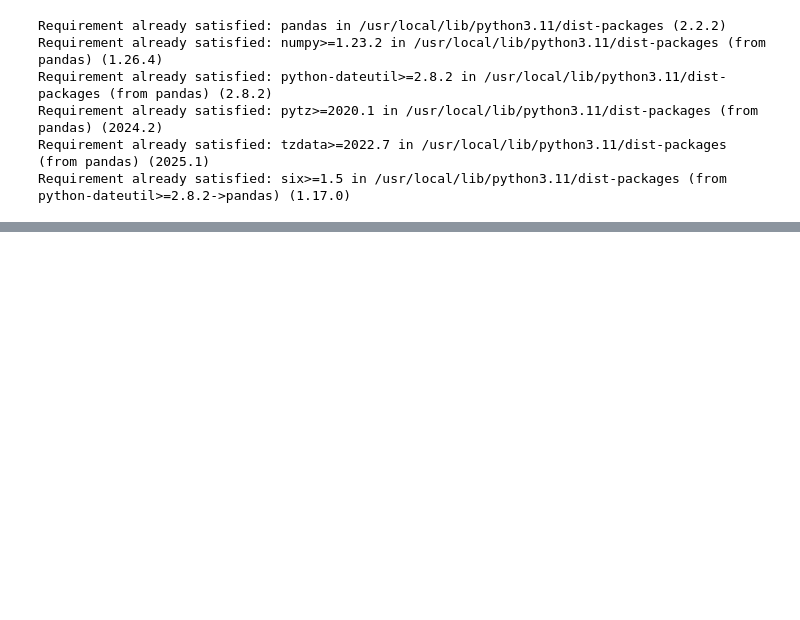
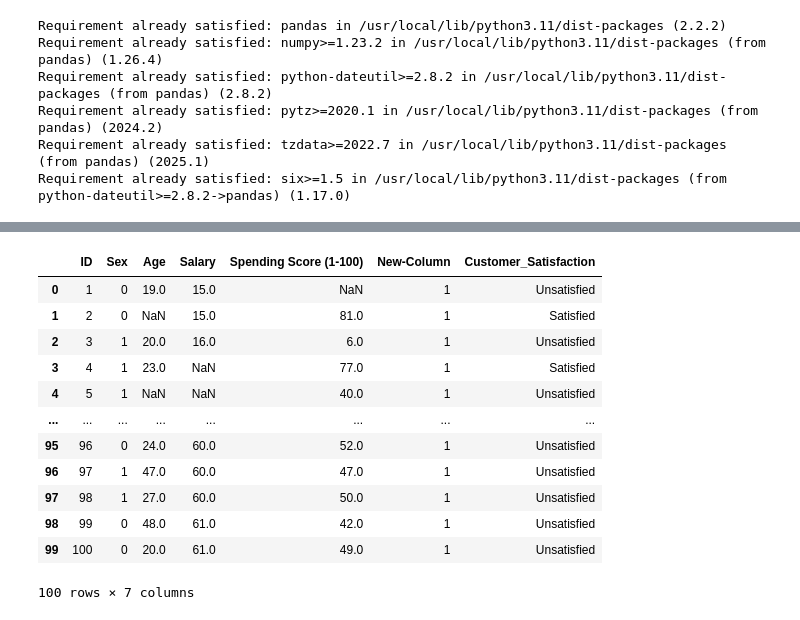
Before and after one commit to KeshUdana/MLTutorials, a Jupyter notebook: Tut02ipynb.ipynb, the cells around one changed output, grey strips where cells are left out. Drawn from its saved outputs; the diff is of its cells as text; code cells hidden in the pictures; blank space fills up the shorter version.

```diff
--- a/Tut02ipynb.ipynb
+++ b/Tut02ipynb.ipynb
@@ -116,0 +118,20 @@ dtype: float64
+# %%
+from sklearn import preprocessing
+label_encoder = preprocessing.LabelEncoder()
+label_encoder = preprocessing.LabelEncoder()
+data_frame['Sex']= label_encoder.fit_transform(data_frame['Sex'])
+data_frame.head(100)
+# %% [output]
+|  | ID | Sex | Age | Salary | Spending Score (1-100) | New-Column | Customer_Satisfaction |
+| 0 | 1 | 0 | 19.0 | 15.0 | NaN | 1 | Unsatisfied |
+| 1 | 2 | 0 | NaN | 15.0 | 81.0 | 1 | Satisfied |
+| 2 | 3 | 1 | 20.0 | 16.0 | 6.0 | 1 | Unsatisfied |
+| 3 | 4 | 1 | 23.0 | NaN | 77.0 | 1 | Satisfied |
+| 4 | 5 | 1 | NaN | NaN | 40.0 | 1 | Unsatisfied |
+| ... | ... | ... | ... | ... | ... | ... | ... |
+| 95 | 96 | 0 | 24.0 | 60.0 | 52.0 | 1 | Unsatisfied |
+| 96 | 97 | 1 | 47.0 | 60.0 | 47.0 | 1 | Unsatisfied |
+| 97 | 98 | 1 | 27.0 | 60.0 | 50.0 | 1 | Unsatisfied |
+| 98 | 99 | 0 | 48.0 | 61.0 | 42.0 | 1 | Unsatisfied |
+| 99 | 100 | 0 | 20.0 | 61.0 | 49.0 | 1 | Unsatisfied |
+100 rows × 7 columns
```
Also changed, not shown: parts of 14 cells of this notebook.
